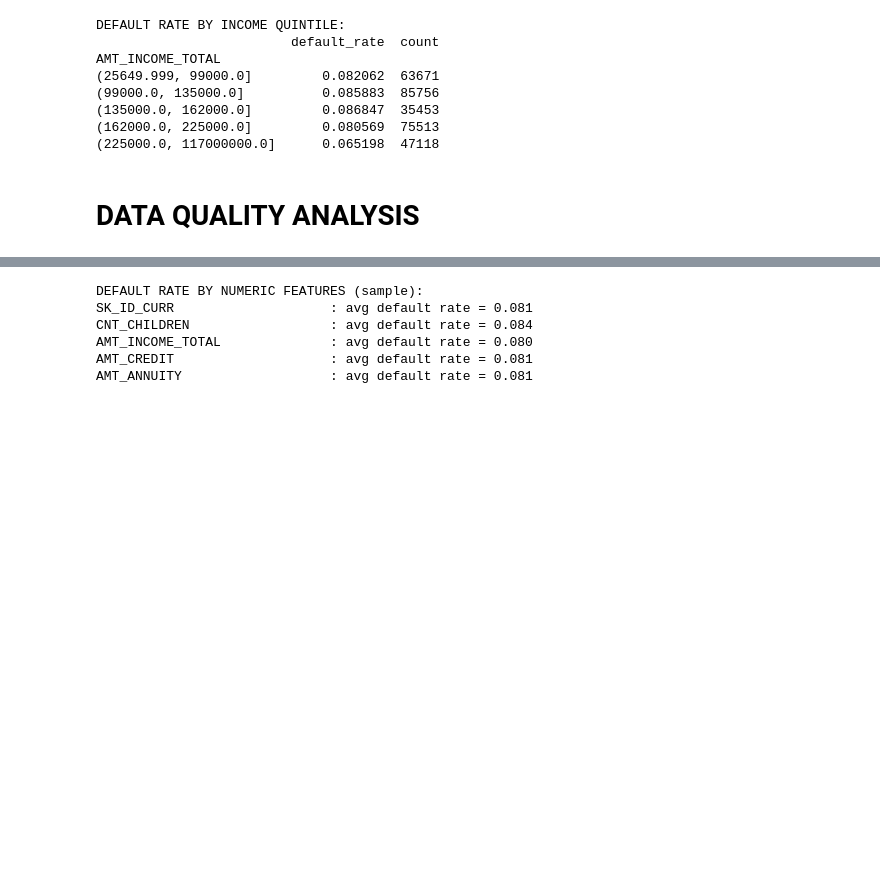
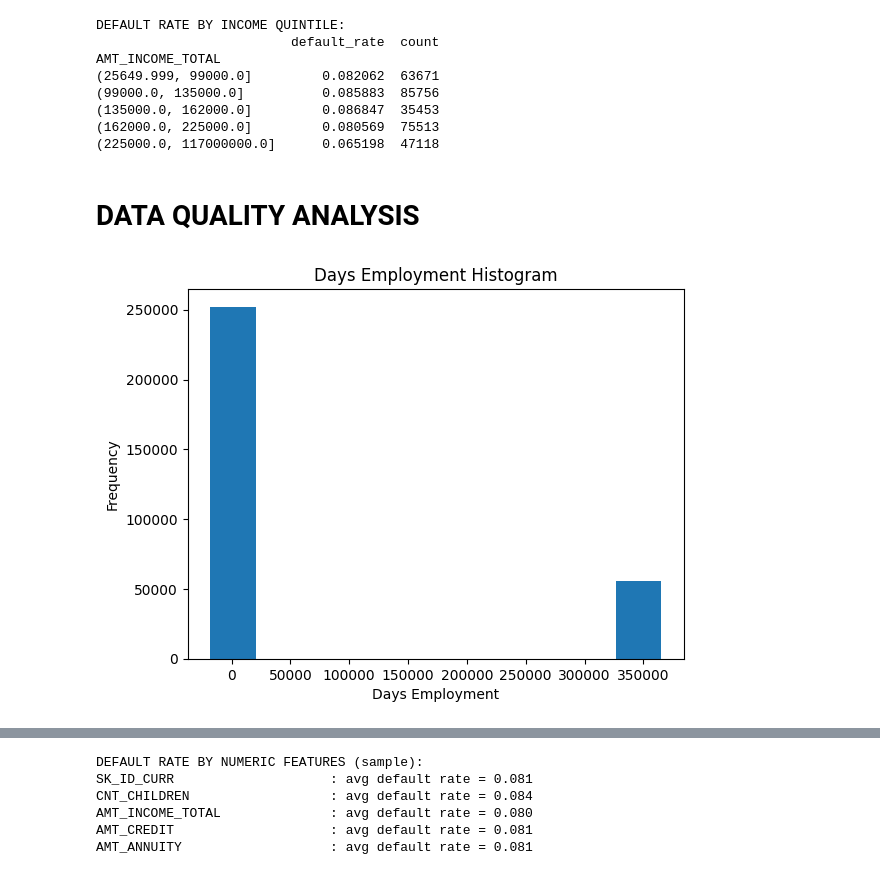
Before and after one commit to ivanlukianets/Deep-Learning-Assignment-1, a Jupyter notebook: basic-data-exploration-dl.ipynb, the cells around one changed output, grey strips where cells are left out. Saved outputs shown, nothing was run; the diff lists cells and outputs as text; code cells hidden in the pictures; blank space fills up the shorter version.

```diff
--- a/basic-data-exploration-dl.ipynb
+++ b/basic-data-exploration-dl.ipynb
@@ -146,3 +237,11 @@ AMT_INCOME_TOTAL
 (225000.0, 117000000.0]      0.065198  47118
 # %% [markdown]
 # DATA QUALITY ANALYSIS
+# %%
+app_train = df_train
+app_test = df_test
+app_train['DAYS_EMPLOYED'].describe()
+app_train['DAYS_EMPLOYED'].plot.hist(title = 'Days Employment Histogram');
+plt.xlabel('Days Employment');
+# %% [output]
+[figure, added]
```
Also changed, not shown: parts of 22 cells of this notebook.
